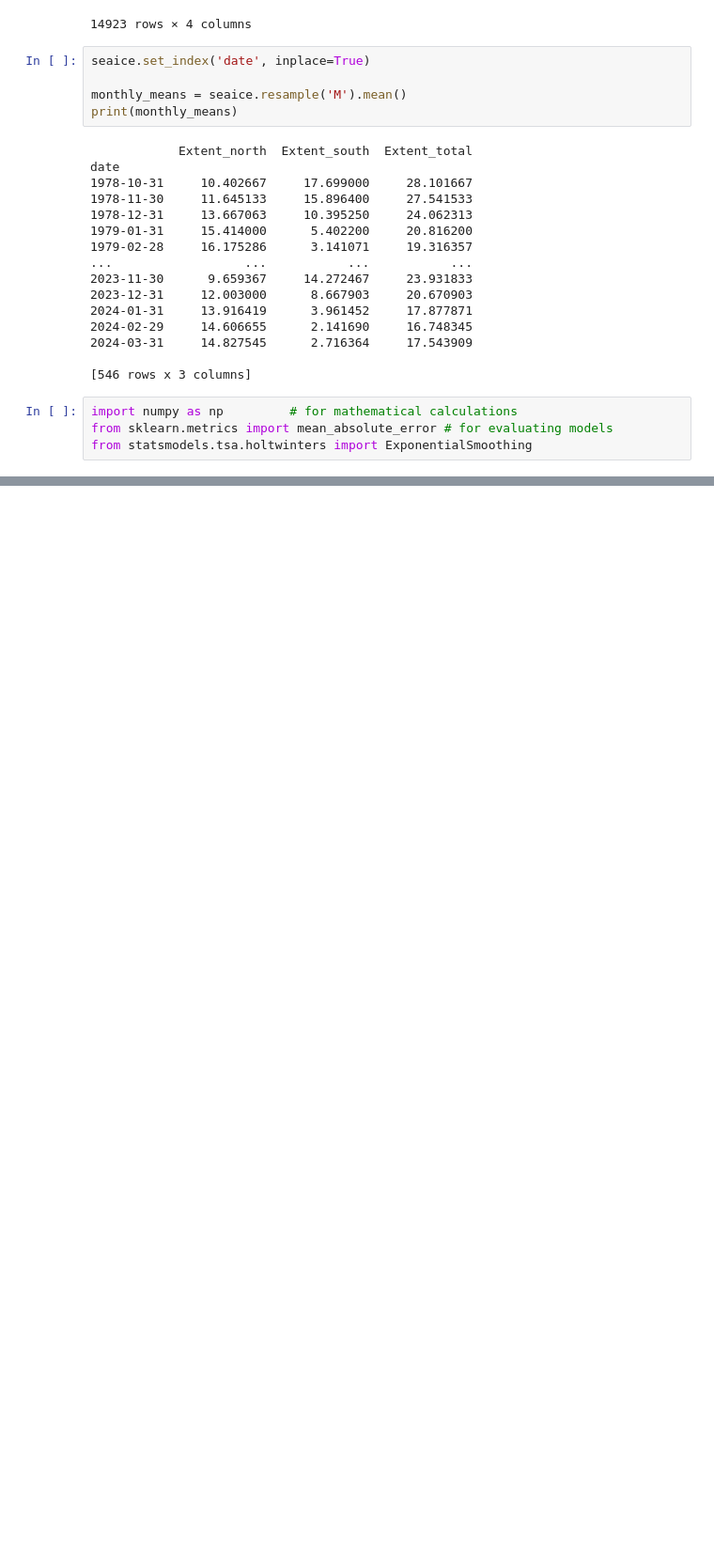
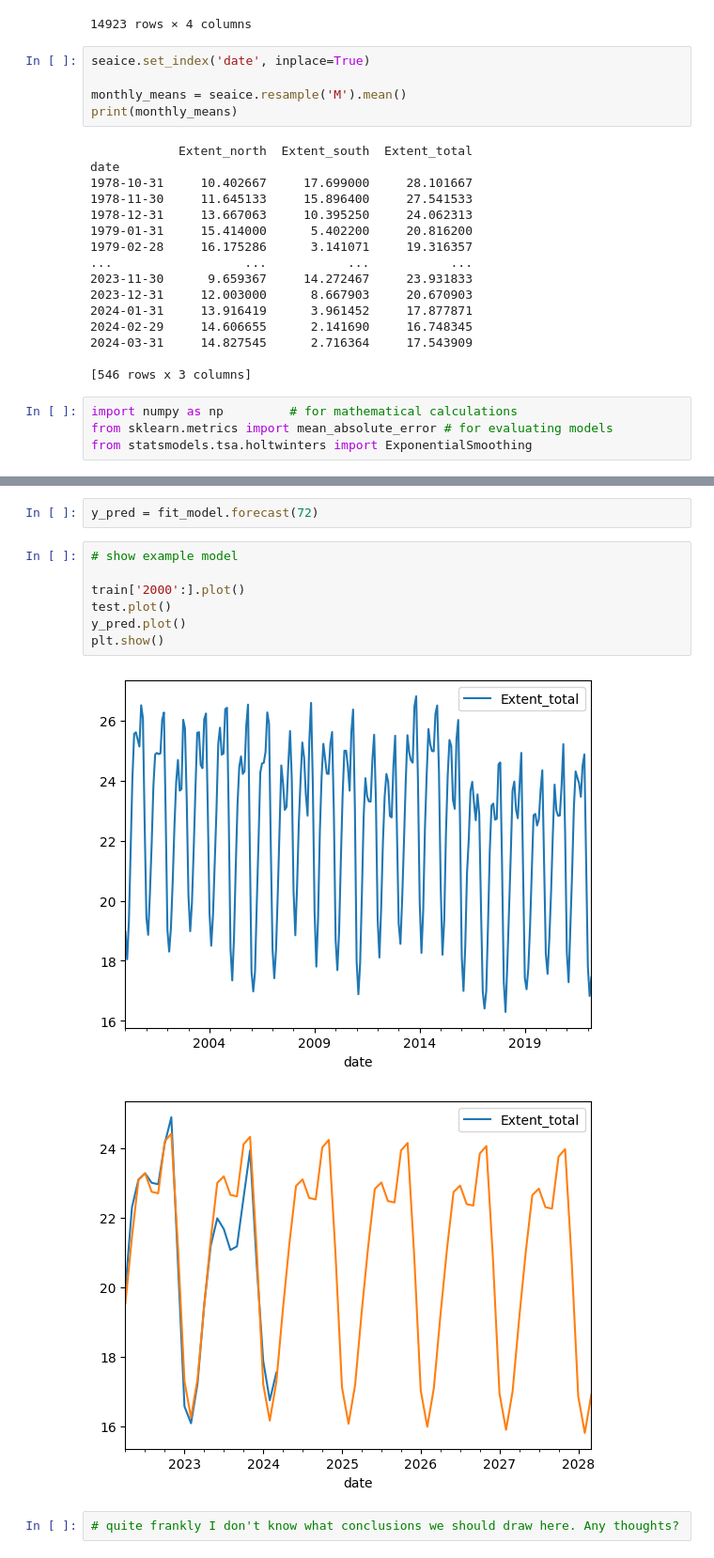
Before and after one commit to aqu7he/CS3-DS4002, a Jupyter notebook: tripleexpsmoothing.ipynb, the cells around one changed output, grey strips where cells are left out. Shown at 94% size. Saved outputs shown, nothing was run; the diff lists cells and outputs as text; blank space fills up the shorter version.

```diff
--- a/tripleexpsmoothing.ipynb
+++ b/tripleexpsmoothing.ipynb
@@ -71,0 +129,14 @@ plot_co2(train, test, y_pred, "Triple Exponential Smoothing")
+# %%
+y_pred = fit_model.forecast(72)
+# %%
+# show example model
+
+train['2000':].plot()
+test.plot()
+y_pred.plot()
+plt.show()
+# %% [output]
+[figure, added]
+[figure, added]
+# %%
+# quite frankly I don't know what conclusions we should draw here. Any thoughts?
```
Also changed, not shown: parts of 7 cells of this notebook.
